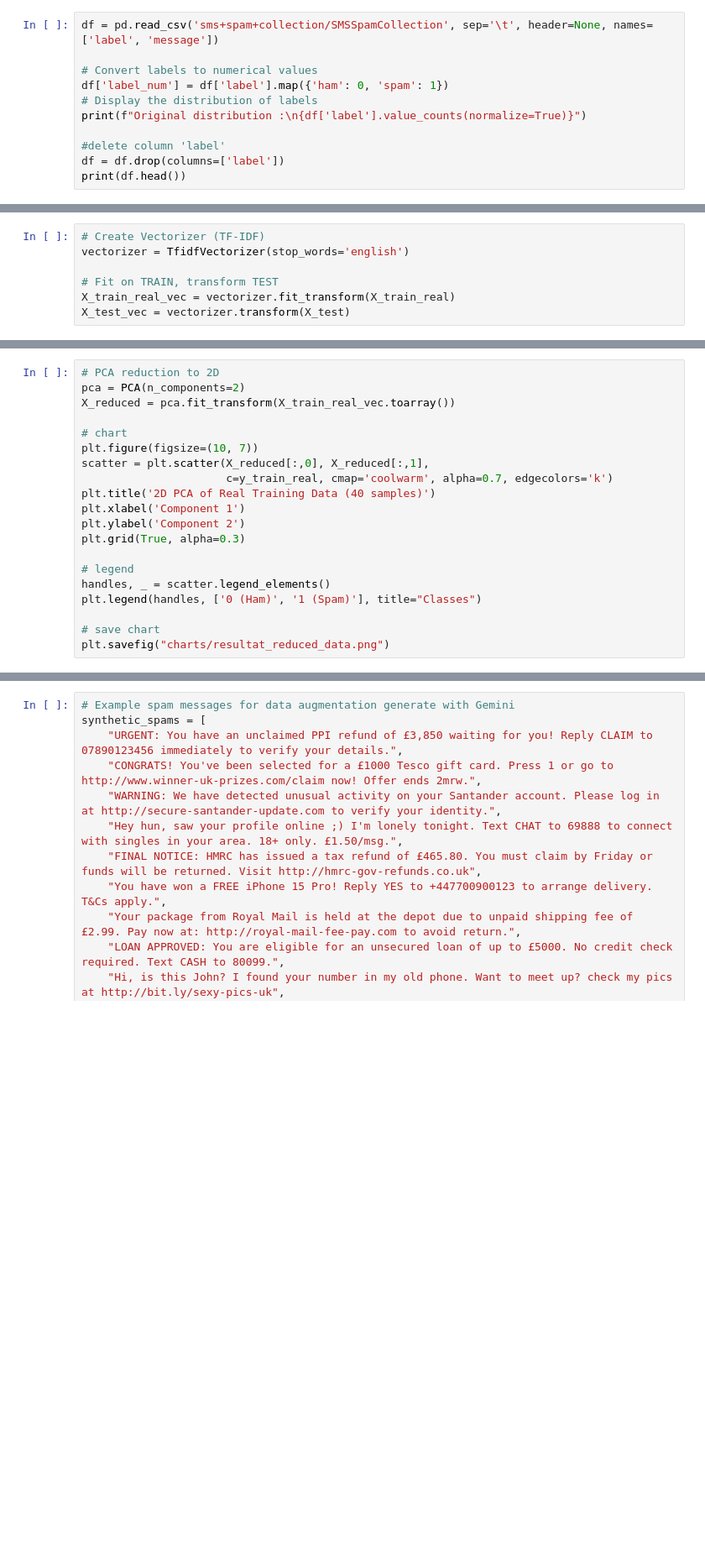
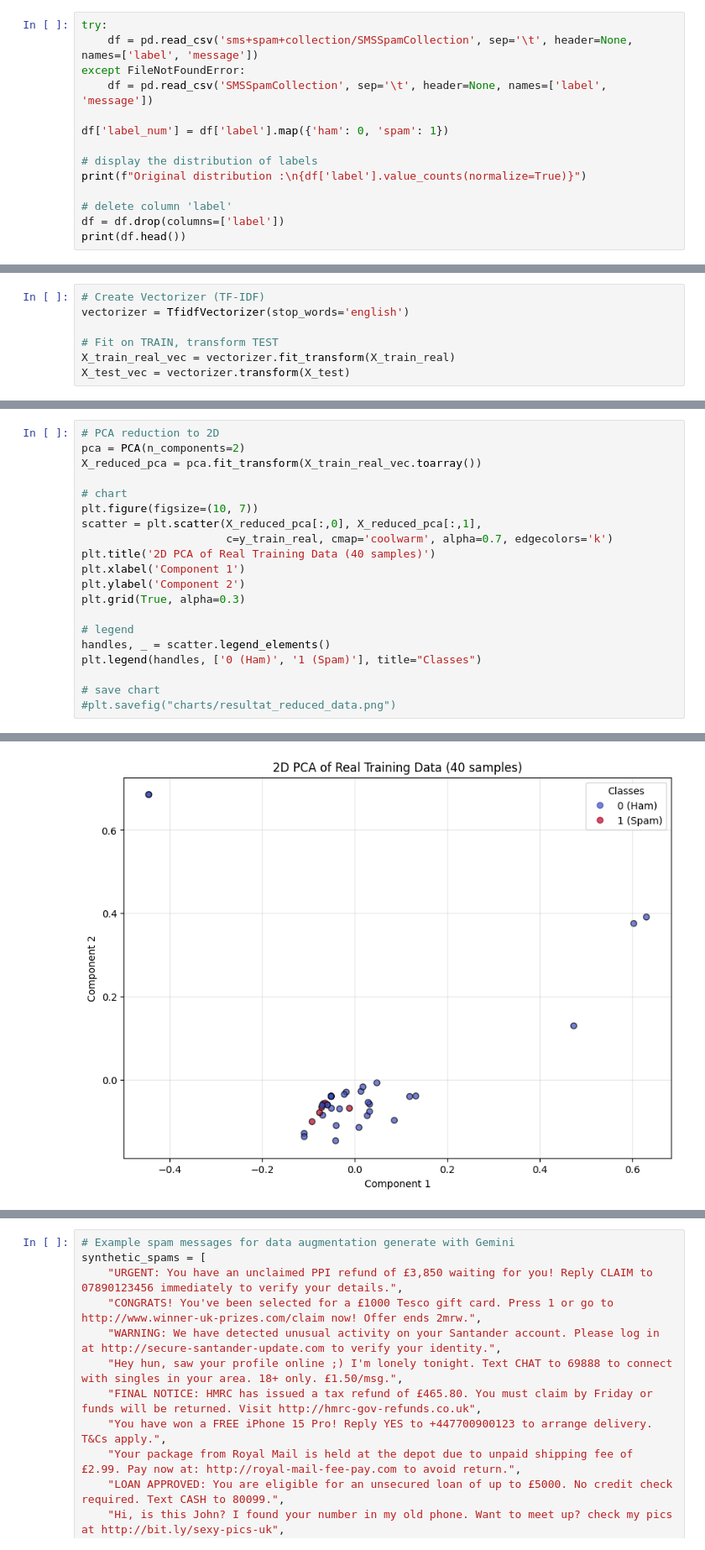
Before and after one commit to titoulef/UniGe-LLM-Project-Using-LLMs-for-data-augmentation-in-text-classification-tasks-, a Jupyter notebook: main.ipynb, the cells around one changed output, grey strips where cells are left out. Shown at 84% size. Saved outputs shown, nothing was run; the diff lists cells and outputs as text; blank space fills up the shorter version.

```diff
--- a/main.ipynb
+++ b/main.ipynb
@@ -20,12 +21,15 @@ from sklearn.decomposition import PCA
 # %%
-df = pd.read_csv('sms+spam+collection/SMSSpamCollection', sep='\t', header=None, names=['label', 'message'])
+try:
+    df = pd.read_csv('sms+spam+collection/SMSSpamCollection', sep='\t', header=None, names=['label', 'message'])
+except FileNotFoundError:
+    df = pd.read_csv('SMSSpamCollection', sep='\t', header=None, names=['label', 'message'])
 
-# Convert labels to numerical values
 df['label_num'] = df['label'].map({'ham': 0, 'spam': 1})
-# Display the distribution of labels
+
+# display the distribution of labels
 print(f"Original distribution :\n{df['label'].value_counts(normalize=True)}")
 
-#delete column 'label'
+# delete column 'label'
 df = df.drop(columns=['label'])
 print(df.head())
 # %% [output]
@@ -101,11 +110,11 @@ X_test_vec = vectorizer.transform(X_test)
 # %%
 # PCA reduction to 2D
 pca = PCA(n_components=2)
-X_reduced = pca.fit_transform(X_train_real_vec.toarray())
+X_reduced_pca = pca.fit_transform(X_train_real_vec.toarray())
 
 # chart
 plt.figure(figsize=(10, 7))
-scatter = plt.scatter(X_reduced[:,0], X_reduced[:,1],
+scatter = plt.scatter(X_reduced_pca[:,0], X_reduced_pca[:,1],
                       c=y_train_real, cmap='coolwarm', alpha=0.7, edgecolors='k')
 plt.title('2D PCA of Real Training Data (40 samples)')
 plt.xlabel('Component 1')
@@ -117,4 +126,5 @@ handles, _ = scatter.legend_elements()
 plt.legend(handles, ['0 (Ham)', '1 (Spam)'], title="Classes")
 
 # save chart
-plt.savefig("charts/resultat_reduced_data.png")
+#plt.savefig("charts/resultat_reduced_data.png")
+# %% [output]
@@ -120,0 +132 @@ plt.savefig("charts/resultat_reduced_data.png")
+[figure, added]
```
Also changed, not shown: parts of 35 cells of this notebook, 7 other files.
